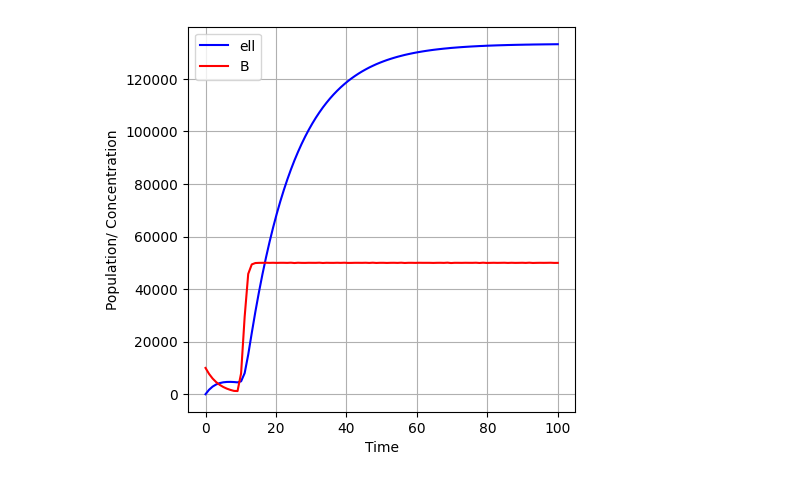
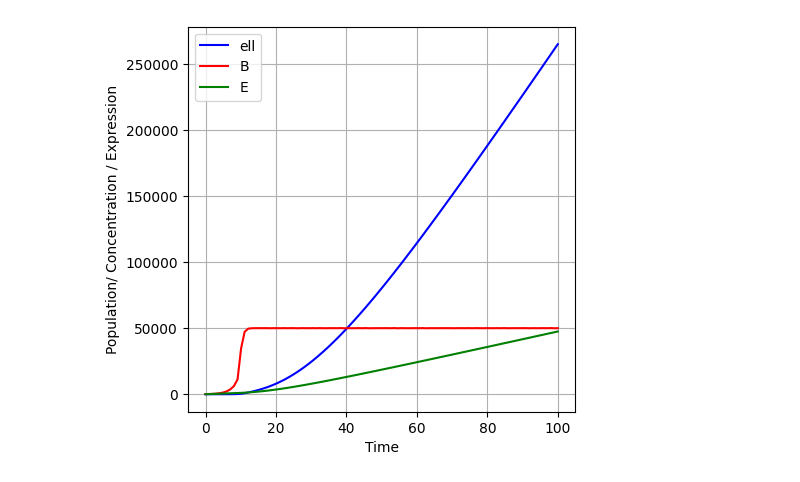
Before and after one commit to mcouture695/gt-quorumsensing-26, a Jupyter notebook: signal-density-QS.ipynb, the cells around one changed output. Cells and saved outputs as stored; diff of their text form; code cells hidden in the pictures.

Commit message:
add gene expression equation

```diff
--- a/signal-density-QS.ipynb
+++ b/signal-density-QS.ipynb
@@ -11,40 +11,44 @@ p = 0.2
 d = 0.045
 m = 0.03
 B = symbols('B')
 l = symbols('l')
 K =  5e4 #from paper; estimated based on model fit
 r = 2 #estimated based on model fit; this a doubling time of 1hr
-initial = 10000
-B_thresh = 1e3 #estimated population at threshold for logistic
+initial = 100
+B_thresh = 1e4 #estimated population at threshold for logistic
 k = math.log(B_thresh/initial)/9 #estimated to create a delay state
-
+a = 100 #initial gene expression
+H = 7000 # half the maximum signal concentration
+c = 0.00001 #proportionality constant
+b = 500 #maximum increase in expression
 
 def model(t, state):
-    l, B = state
-    dldt = p*B - d*l - m*l
+    l, B, E = state
+    dldt = c*E*B - d*l - m*l
     #dldt = 0
     if t<9: #9hrs estimated critical population from paper data
         dBdt = k*B #slow exponential growth at first; easier than delay function!
     else:
         dBdt = r*B*(1 - (B/K))
-    return [dldt, dBdt]
+    E = a + b*(l/(l+H))
+    return [dldt, dBdt, E]
 
 t_span = (0, 100)
-initial = (0.1, initial)
+initial = (0.1, initial, 0)
 
 t_evaluate = np.linspace(0, 100, 100)
 
 sol = solve_ivp(fun = model, t_span = t_span, y0 = initial, method = 'RK45', t_eval = t_evaluate)
 
 plt.figure(figsize=(5,5))
 plt.plot(sol.t, sol.y[0], label='ell', color='blue')
 plt.plot(sol.t, sol.y[1], label='B', color='red')
-#plt.plot(sol.t, sol.y[2], label='I', color='green')
+plt.plot(sol.t, sol.y[2], label='E', color='green')
 #plt.plot(sol.t, sol.y[3], label='R', color='orange')
 plt.xlabel('Time')
-plt.ylabel('Population/ Concentration')
+plt.ylabel('Population/ Concentration / Expression')
 plt.legend()
 plt.grid(True)
 plt.show()
 # %% [output]
-[figure, old version]
+[figure, new version]
```
